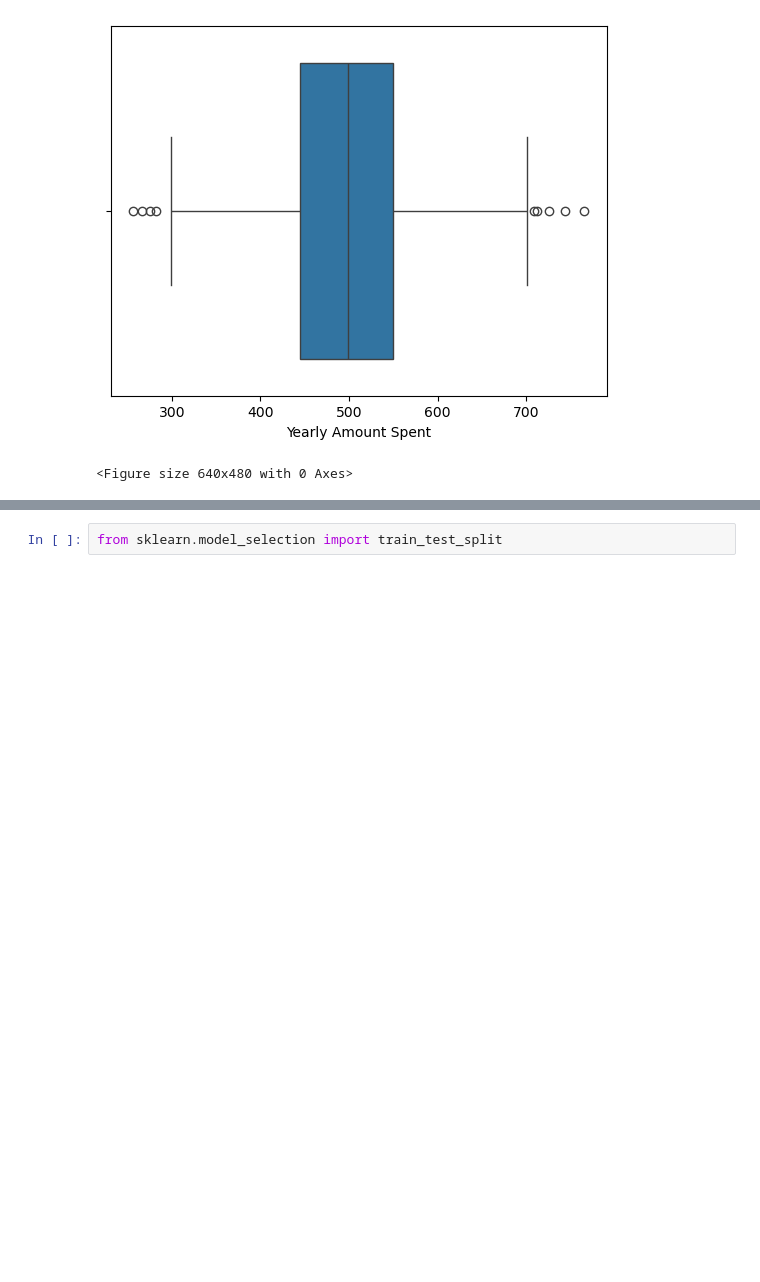
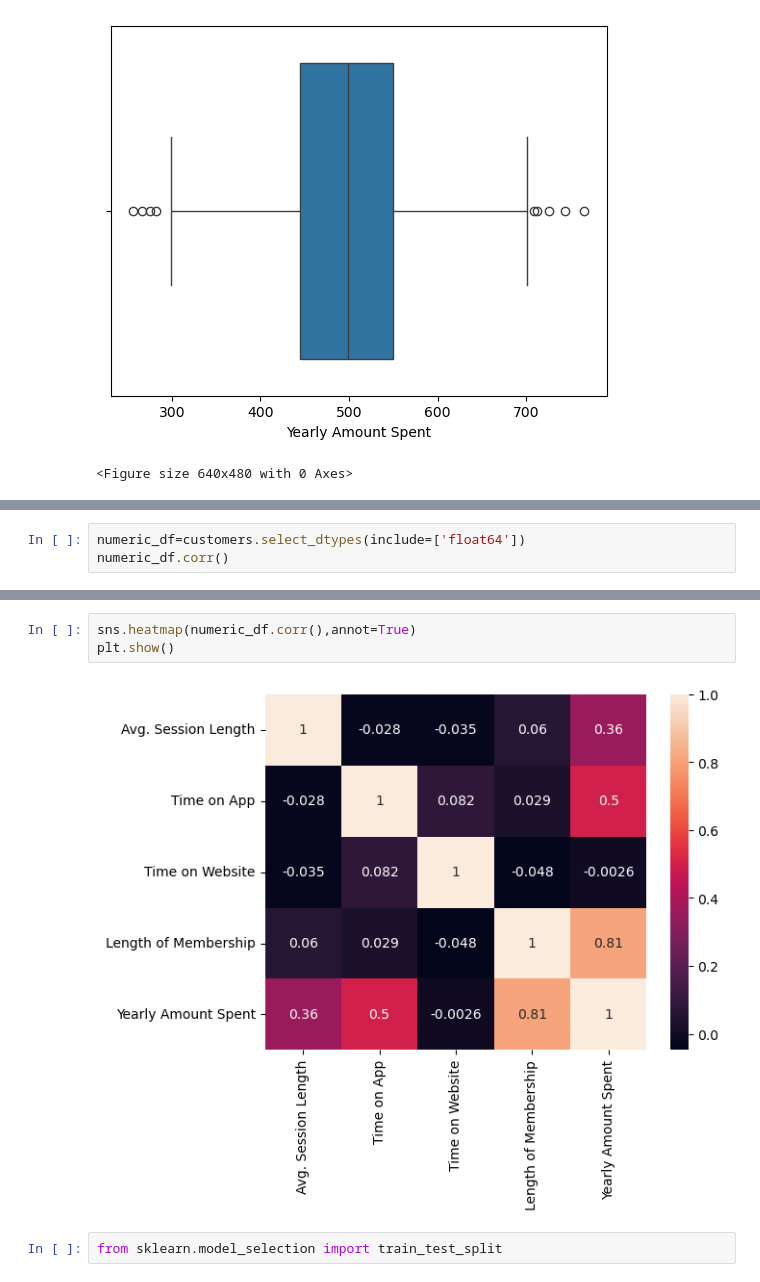
Before and after one commit to MohamedTharwat940/Ai, a Jupyter notebook: Ecommerce_Customers.ipynb, the cells around one changed output, grey strips where cells are left out. Drawn from its saved outputs; the diff is of its cells as text; blank space fills up the shorter version.

```diff
--- a/Ecommerce_Customers.ipynb
+++ b/Ecommerce_Customers.ipynb
@@ -83,3 +76,6 @@ sns.pairplot(customers,kind='scatter')
 # %% [output]
 <seaborn.axisgrid.PairGrid at 0x...>
 [figure]
+# %%
+numeric_df=customers.select_dtypes(include=['float64'])
+numeric_df.corr()
@@ -86,3 +89,8 @@ sns.pairplot(customers,kind='scatter')
+# %%
+sns.heatmap(numeric_df.corr(),annot=True)
+plt.show()
+# %% [output]
+[figure, added]
 # %%
 from sklearn.model_selection import train_test_split
 # %%
```
Also changed, not shown: parts of 9 cells of this notebook.
